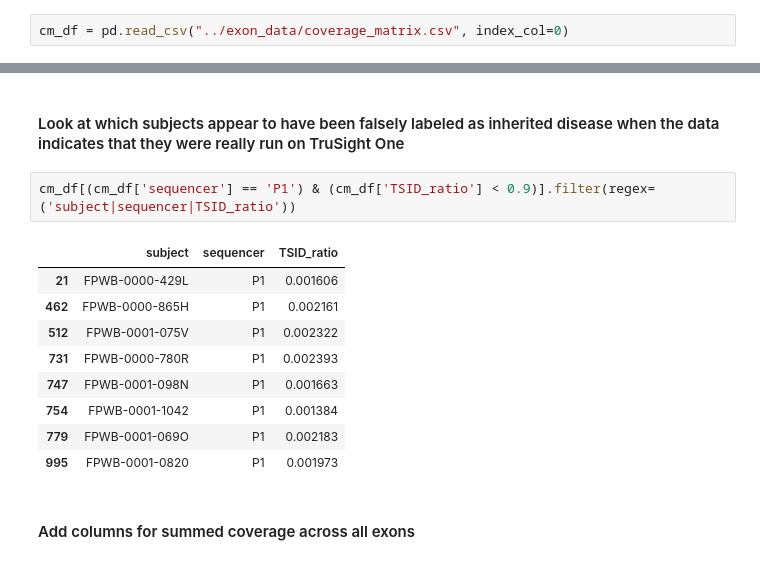
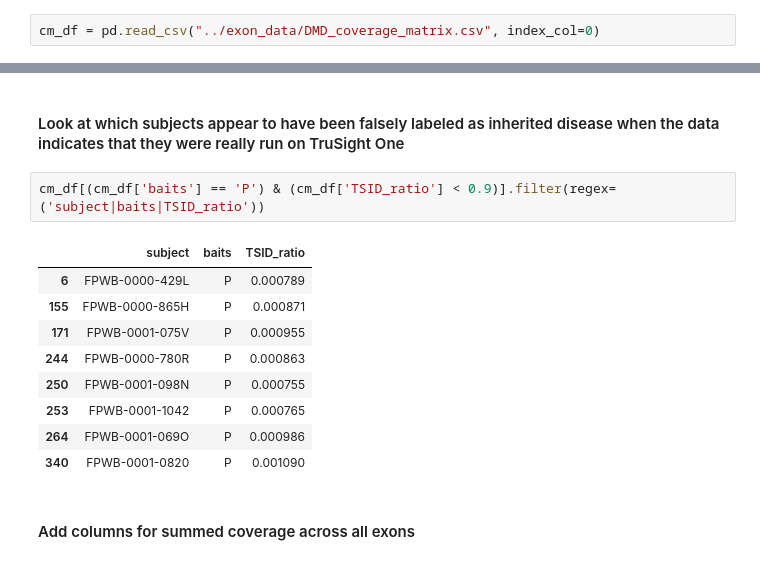
Before and after one commit to vkozareva/geneCNV, a Jupyter notebook: notebooks/analyze_coverage_matrix.ipynb, the cells around one changed output, grey strips where cells are left out. Drawn from its saved outputs; the diff is of its cells as text.

```diff
--- a/notebooks/analyze_coverage_matrix.ipynb
+++ b/notebooks/analyze_coverage_matrix.ipynb
@@ -49,5 +48,5 @@ cm_df['all_targets'] = cm_df.filter(regex=('Ex|Target')).sum(axis=1)
 # %% [markdown]
 #### Alternatively, load the coverage_matrix from csv
 # %%
-cm_df = pd.read_csv("../exon_data/coverage_matrix.csv", index_col=0)
+cm_df = pd.read_csv("../exon_data/DMD_coverage_matrix.csv", index_col=0)
 # %%
@@ -81,17 +80,17 @@ cm_df[cm_df['sequencer'] == 'M1']['TSID_ratio'].hist()
 # %% [markdown]
 #### Look at which subjects appear to have been falsely labeled as inherited disease when the data indicates that they were really run on TruSight One
 # %%
-cm_df[(cm_df['sequencer'] == 'P1') & (cm_df['TSID_ratio'] < 0.9)].filter(regex=('subject|sequencer|TSID_ratio'))
+cm_df[(cm_df['baits'] == 'P') & (cm_df['TSID_ratio'] < 0.9)].filter(regex=('subject|baits|TSID_ratio'))
 # %% [output]
-|  | subject | sequencer | TSID_ratio |
-| 21 | FPWB-0000-429L | P1 | 0.001606 |
-| 462 | FPWB-0000-865H | P1 | 0.002161 |
-| 512 | FPWB-0001-075V | P1 | 0.002322 |
-| 731 | FPWB-0000-780R | P1 | 0.002393 |
-| 747 | FPWB-0001-098N | P1 | 0.001663 |
-| 754 | FPWB-0001-1042 | P1 | 0.001384 |
-| 779 | FPWB-0001-069O | P1 | 0.002183 |
-| 995 | FPWB-0001-0820 | P1 | 0.001973 |
+|  | subject | baits | TSID_ratio |
+| 6 | FPWB-0000-429L | P | 0.000789 |
+| 155 | FPWB-0000-865H | P | 0.000871 |
+| 171 | FPWB-0001-075V | P | 0.000955 |
+| 244 | FPWB-0000-780R | P | 0.000863 |
+| 250 | FPWB-0001-098N | P | 0.000755 |
+| 253 | FPWB-0001-1042 | P | 0.000765 |
+| 264 | FPWB-0001-069O | P | 0.000986 |
+| 340 | FPWB-0001-0820 | P | 0.001090 |
 # %% [markdown]
 #### Add columns for summed coverage across all exons
 # %% [markdown]
```
Also changed, not shown: parts of 6 cells of this notebook.
